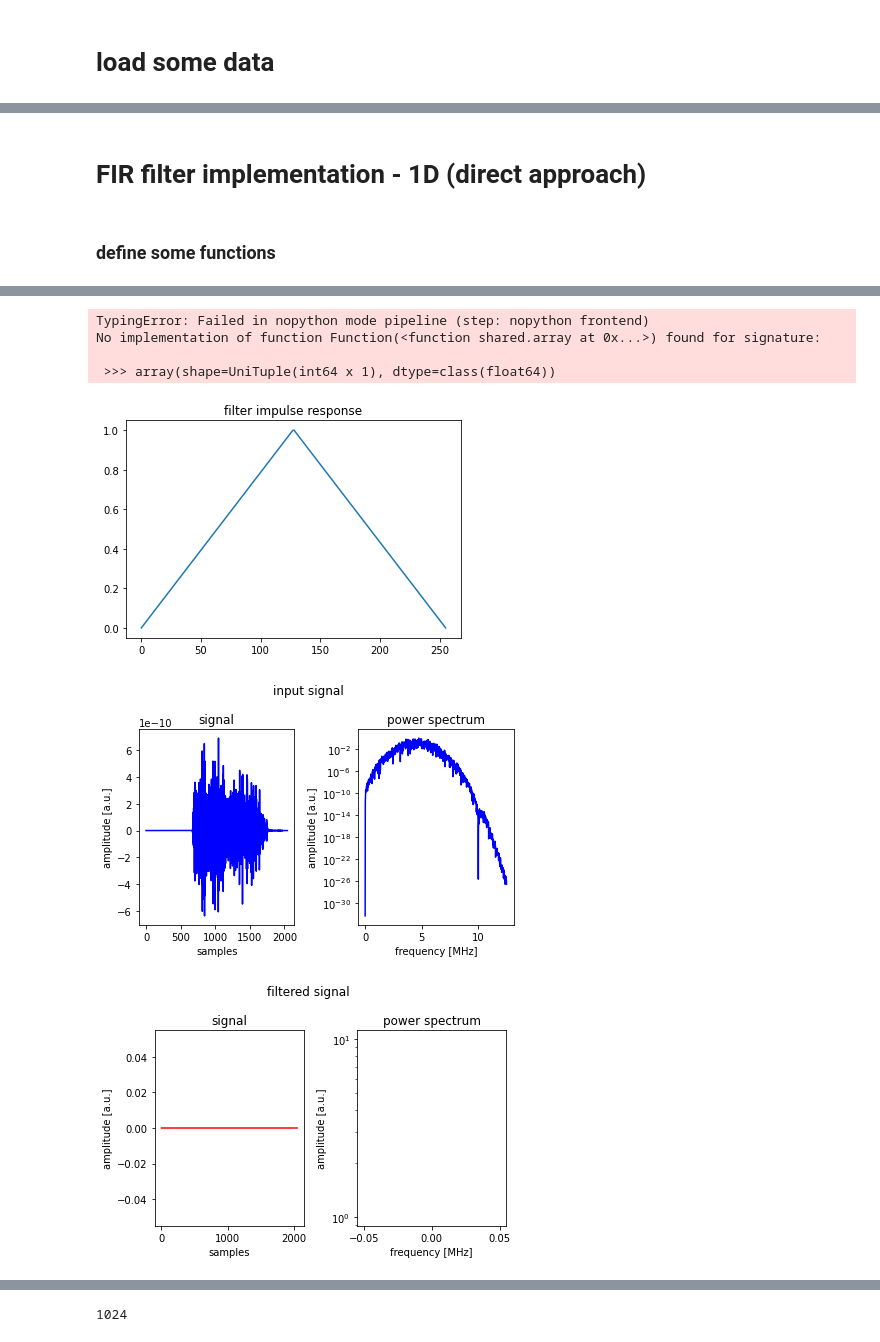
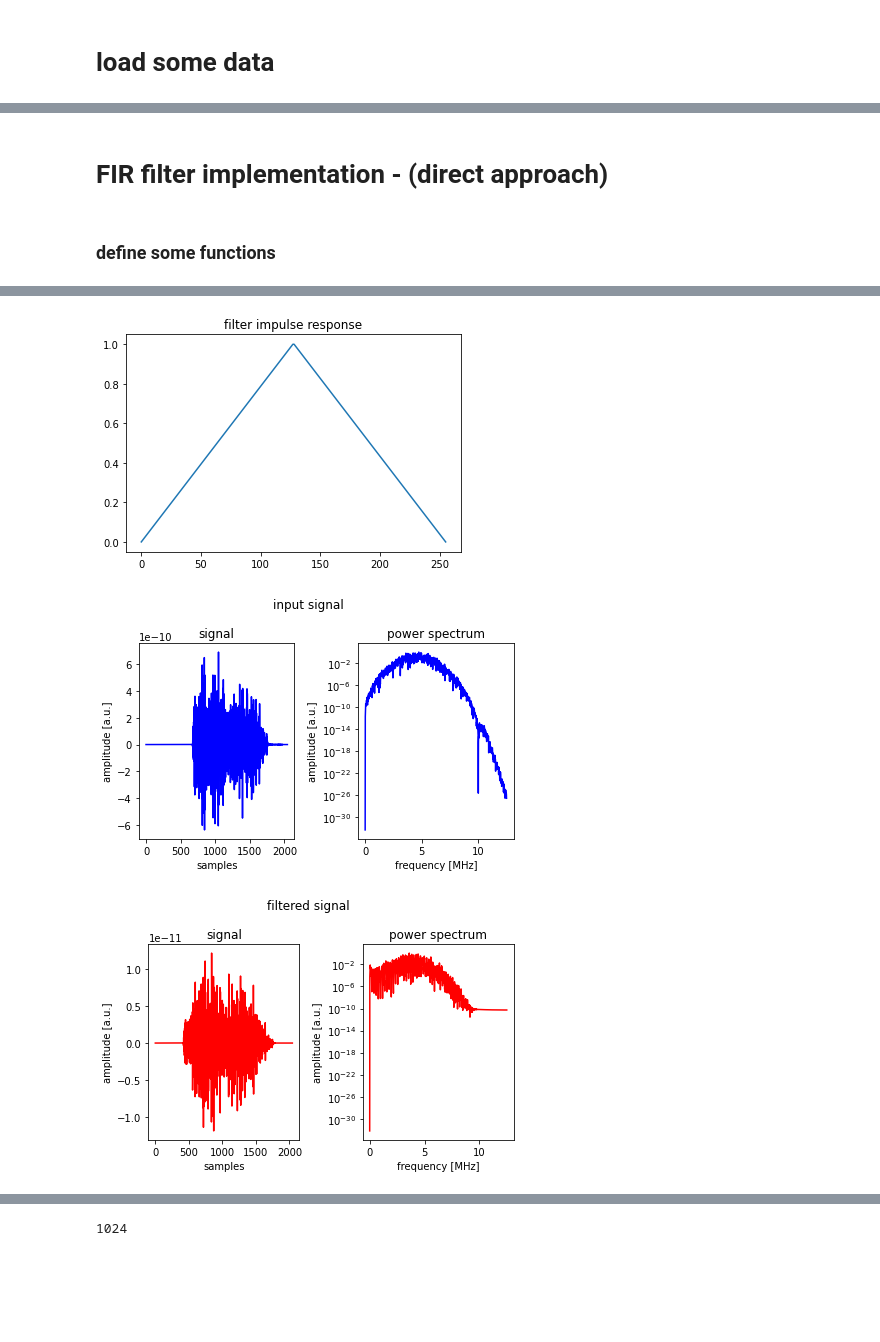
Before and after one commit to Lab4US/gpu-short-course, a Jupyter notebook: exercises/fir.ipynb, the cells around one changed output, grey strips where cells are left out. Saved outputs shown, nothing was run; the diff lists cells and outputs as text; code cells hidden in the pictures; blank space fills up the shorter version.

```diff
--- a/exercises/fir.ipynb
+++ b/exercises/fir.ipynb
@@ -50,7 +50,7 @@ Filtration is realised by convolving the signal with impulse response of the fil
 ***
 </font>
 # %% [markdown]
-# FIR filter implementation - 1D (direct approach)
+# FIR filter implementation - (direct approach)
 # %% [markdown]
 ### define some functions
 # %%
@@ -94,21 +94,19 @@ def convolve(sig, h):
 convolve_jit = njit()(convolve)
 
 
-# experiment
-# @guvectorize([(float64[:], float64[:], float64[:])], '(),()->()')
-# def convolve_guv(sig, h, sigflt):
-#     '''
-#     The function convolve two signals.
-#     '''
-# #     sigflt = np.zeros(sig.size - h.size)
-#     for i in range(sigflt.size):
-#         sigflt[i] = np.sum(sig[i:i+h.size]*h[::-1])
+def convolve3(rf, h):
+    ''' Docstring
+
+    '''
+    s =  rf.shape
 
 
 @cuda.jit(device=True)
 def dotproduct(a, b):
     '''
     Function enumerate dot product of two vectors.
+    This is a device function.
+    Unlike a kernel function, a device function can return a value like normal functions.
     '''
     c = 0
     for i in range(a.size):
@@ -117,20 +115,22 @@ def dotproduct(a, b):
 
 # kernel
 @cuda.jit
-def firkrn(rfflt, rf, w):
+def firkrn3d(rfflt, rf, h):
     """
     Kernel function.
     Realize FIR filtration by convolving signal sig with filter impulse response h.
+    Kernel function does not return a value - it modifies one of arguments into result.
 
+    rfflt - output filtered 3D array,
+    rf - input 3D array,
+    h - filter impulse response.
     """
 
-#     sh = cuda.shared.array(shape=w.shape, dtype=float64)
-#     sh = h[::-1]
-#     cuda.syncthreads()
 
-
+    w = h[::-1]
+#     w = cuda.const.array_like(w)
     i, j, k = cuda.grid(3)
-    if i >= rf.shape[0] or j >= rf.shape[1] or k >= rf.shape[2]-h.size:
+    if i >= rf.shape[0] or j >= rf.shape[1] or k >= rf.shape[2] - w.size:
         return
 
     # kernel does not return a value - it modifies one of arguments into result
@@ -138,9 +138,12 @@ def firkrn(rfflt, rf, w):
 
 
 
-def fir(rf, h):
+def fir_gpu(rf, h):
     '''
-    Docstring
+    Wrapper funciton for calling gpu kernel.
+
+    rf - input array,
+    h - filter impulse response.
     '''
 
 
@@ -171,7 +174,7 @@ def fir(rf, h):
 
     # run kernel
 #     with cuda.defer_cleanup():
-    firkrn[gridshape,blockshape](rfflt, rf, h[::-1])
+    firkrn3d[gridshape,blockshape](rfflt, rf, h[::-1])
 
     # transfer data from device to host
     rfflt = rfflt.copy_to_host()
@@ -188,14 +191,12 @@ h = np.concatenate((np.linspace(0, 1, ntaps//2),
 # ordinary convolve
 %time sigflt = convolve(sig, h)
 
-print(sigflt.shape)
-print(sig.shape)
 
 # convolve compiled by jit (the time gain will be visible after second run)
 # %time sigflt = convolve_jit(sig, h)
 
-rfflt = np.zeros(rf.shape)
-%time rfflt = fir(rf, h)
+# rfflt = np.zeros(rf.shape)
+%time rfflt = fir_gpu(rf, h)
 
 
 
@@ -232,7 +233,3 @@ Wall time: 17.5 ms
-TypingError: Failed in nopython mode pipeline (step: nopython frontend)
-No implementation of function Function(<function shared.array at 0x...>) found for signature:
-
- >>> array(shape=UniTuple(int64 x 1), dtype=class(float64))
 [figure]
 [figure]
-[figure, old version]
+[figure, new version]
```
Also changed, not shown: parts of 6 cells of this notebook.
